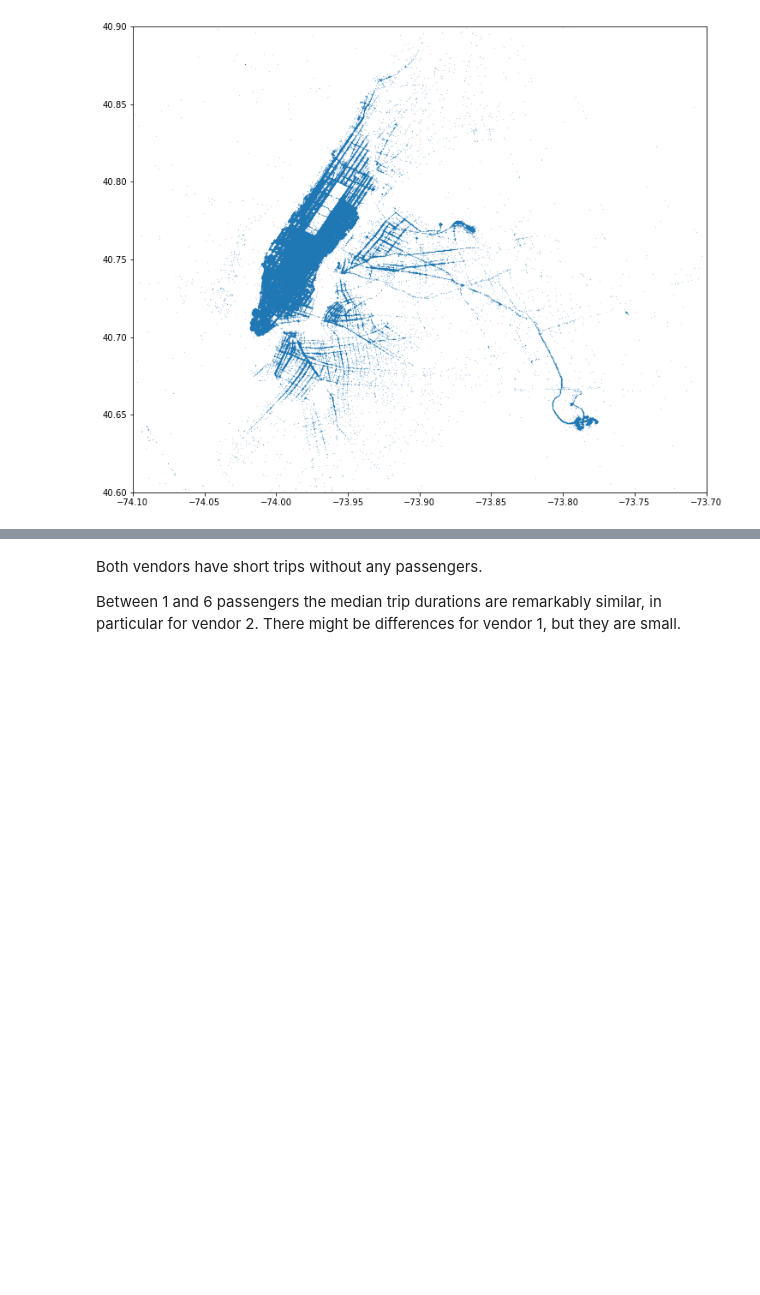
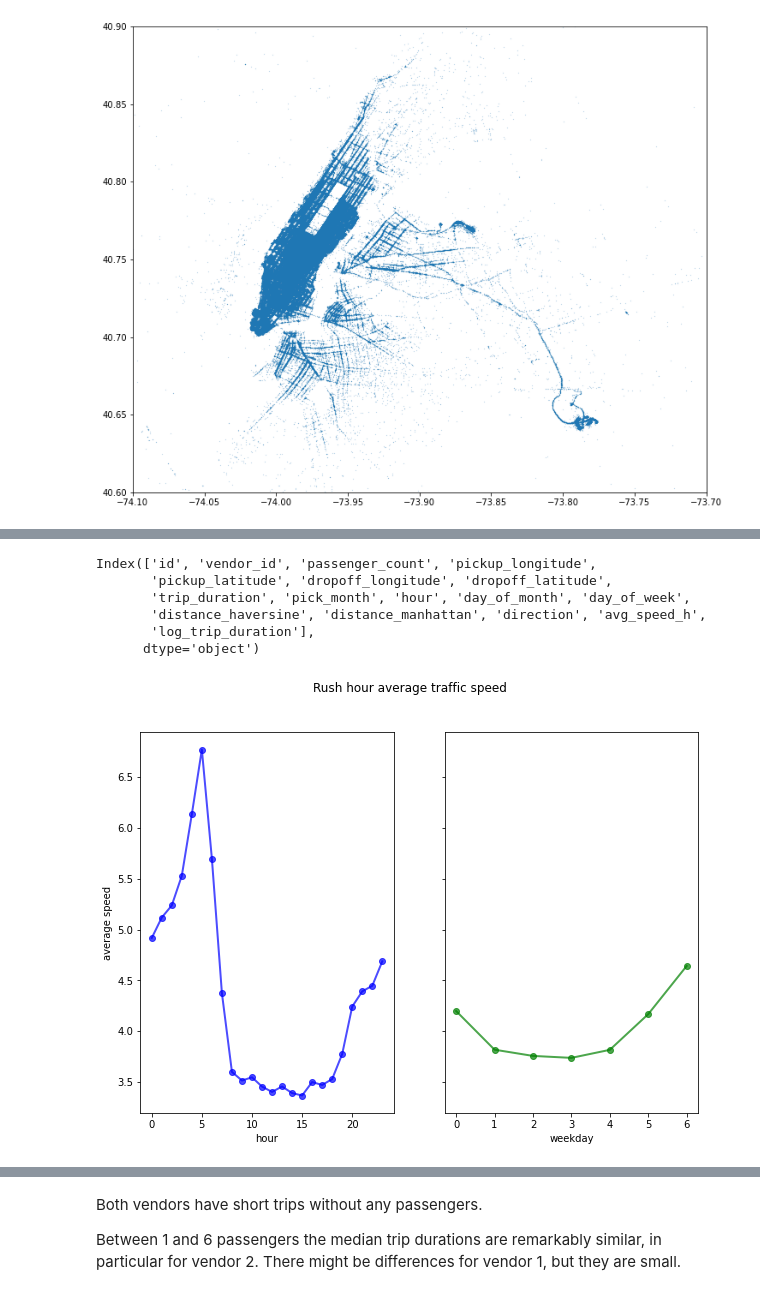
Before and after one commit to anahita5355/Capstone_2, a Jupyter notebook: Data_wrangling_and_EDA.ipynb, the cells around one changed output, grey strips where cells are left out. Drawn from its saved outputs; the diff is of its cells as text; code cells hidden in the pictures; blank space fills up the shorter version.

```diff
--- a/Data_wrangling_and_EDA.ipynb
+++ b/Data_wrangling_and_EDA.ipynb
@@ -499,0 +509,20 @@ plt.show()
+# %%
+train.columns
+# %% [output]
+Index(['id', 'vendor_id', 'passenger_count', 'pickup_longitude',
+       'pickup_latitude', 'dropoff_longitude', 'dropoff_latitude',
+       'trip_duration', 'pick_month', 'hour', 'day_of_month', 'day_of_week',
+       'distance_haversine', 'distance_manhattan', 'direction', 'avg_speed_h',
+       'log_trip_duration'],
+      dtype='object')
+# %%
+fig, ax = plt.subplots(ncols=2, sharey=True,figsize=(10, 7))
+ax[0].plot(train.groupby('hour').mean()['avg_speed_h'], 'bo-', lw=2, alpha=0.7)
+ax[1].plot(train.groupby('day_of_week').mean()['avg_speed_h'], 'go-', lw=2, alpha=0.7)
+ax[0].set_xlabel('hour')
+ax[1].set_xlabel('weekday')
+ax[0].set_ylabel('average speed')
+fig.suptitle('Rush hour average traffic speed')
+plt.show()
+# %% [output]
+[figure, added]
```
Also changed, not shown: parts of 37 cells of this notebook.
